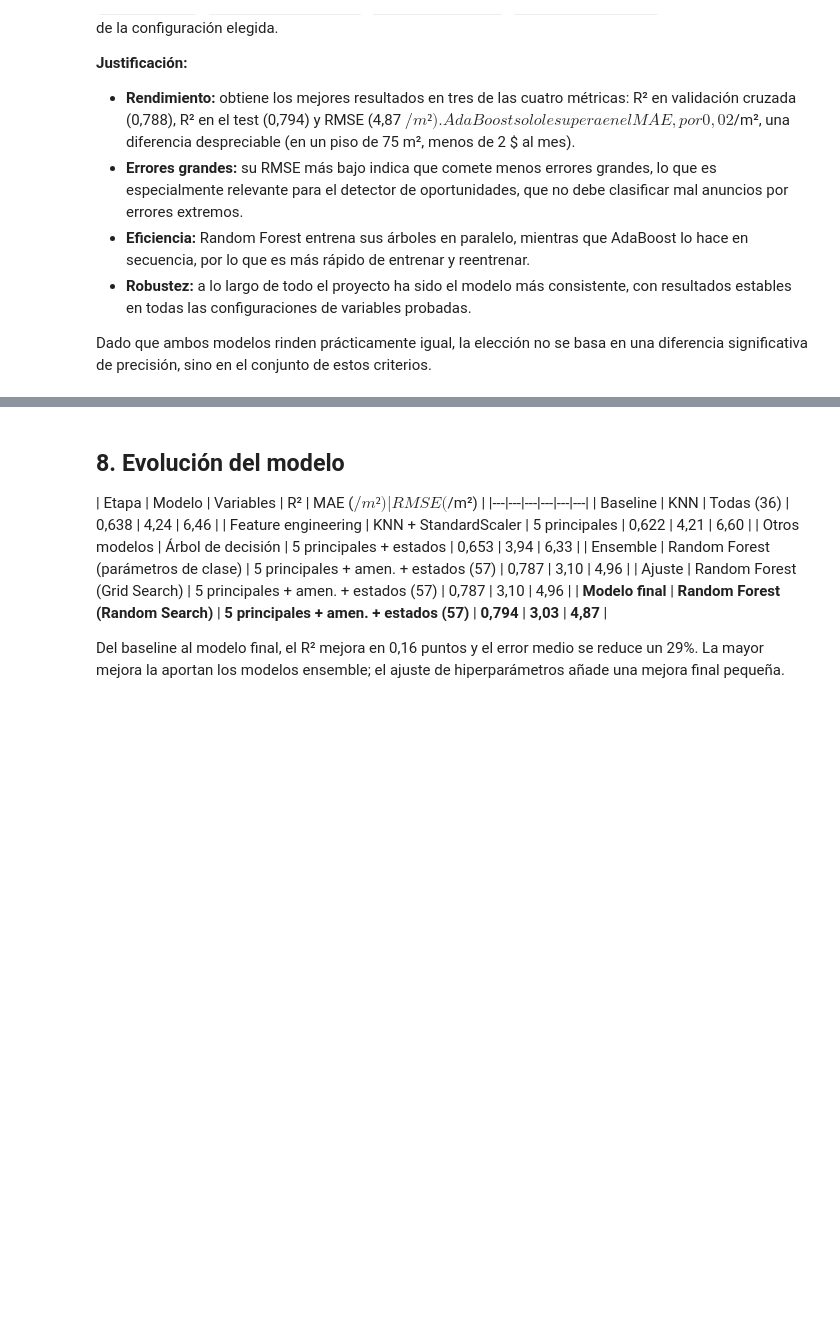
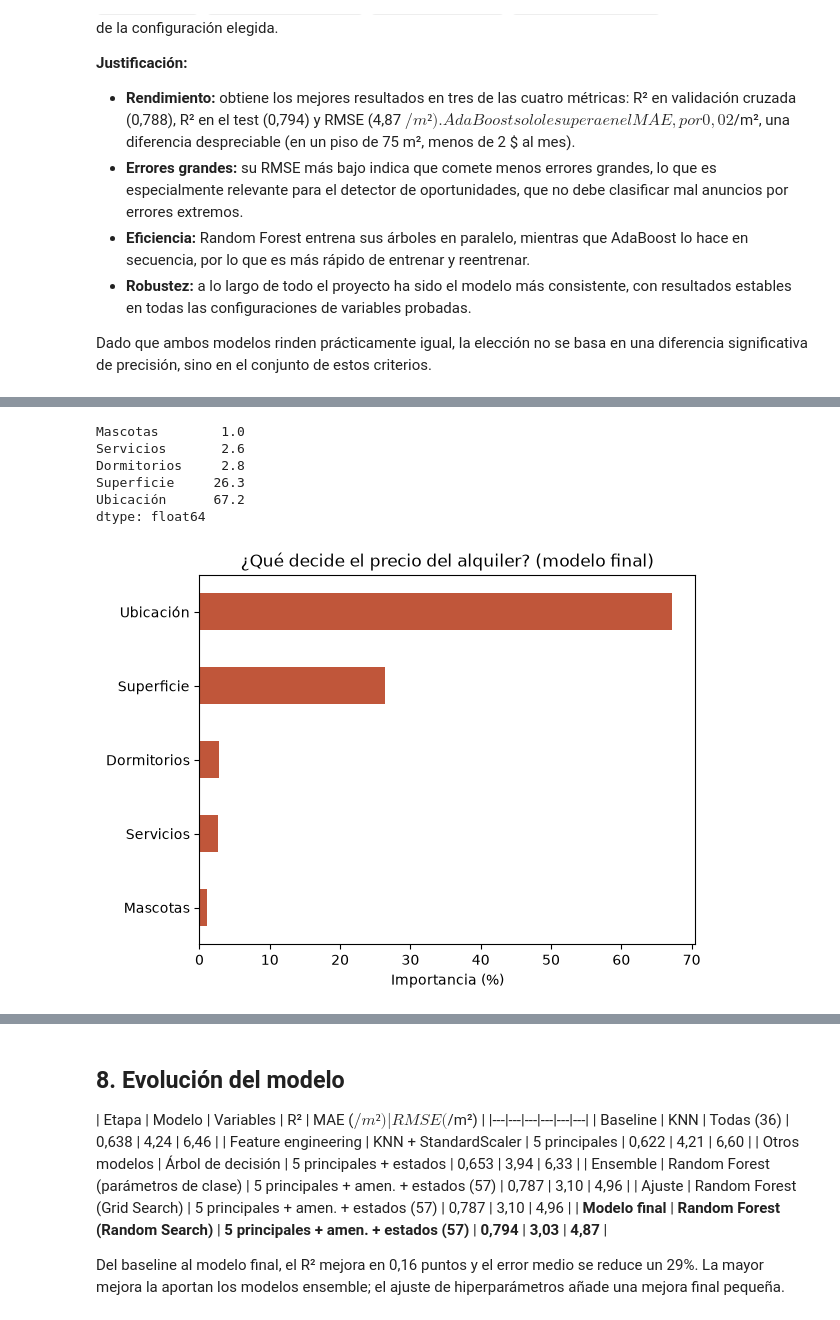
Before and after one commit to Juancarlosdelmarlostanau/Apartment-rent-predictor, a Jupyter notebook: notebooks/modeling.ipynb, the cells around one changed output, grey strips where cells are left out. Saved outputs shown, nothing was run; the diff lists cells and outputs as text; code cells hidden in the pictures; blank space fills up the shorter version.

Commit message:
Conclusiones finales, readme

```diff
--- a/notebooks/modeling.ipynb
+++ b/notebooks/modeling.ipynb
@@ -900,0 +905,24 @@ Dado que ambos modelos rinden prácticamente igual, la elección no se basa en u
+# %%
+importances = pd.Series(best_model_random.feature_importances_, index=X_train_state_amen.columns)
+
+groups = {"Ubicación": importances[["latitude", "longitude"]].sum() + importances.filter(like="state_").sum(),
+          "Superficie": importances["area_m2"],
+          "Dormitorios": importances["bedrooms"],
+          "Servicios": importances["amenities_count"],
+          "Mascotas": importances["dogs_allowed"]}
+
+importance_groups = (pd.Series(groups) * 100).sort_values()
+print(importance_groups.round(1))
+
+importance_groups.plot(kind="barh", color="#C0563A")
+plt.title("¿Qué decide el precio del alquiler? (modelo final)")
+plt.xlabel("Importancia (%)")
+plt.show()
+# %% [output]
+Mascotas        1.0
+Servicios       2.6
+Dormitorios     2.8
+Superficie     26.3
+Ubicación      67.2
+dtype: float64
+[figure, added]
```
Also changed, not shown: parts of 2 cells of this notebook, 1 other file.
